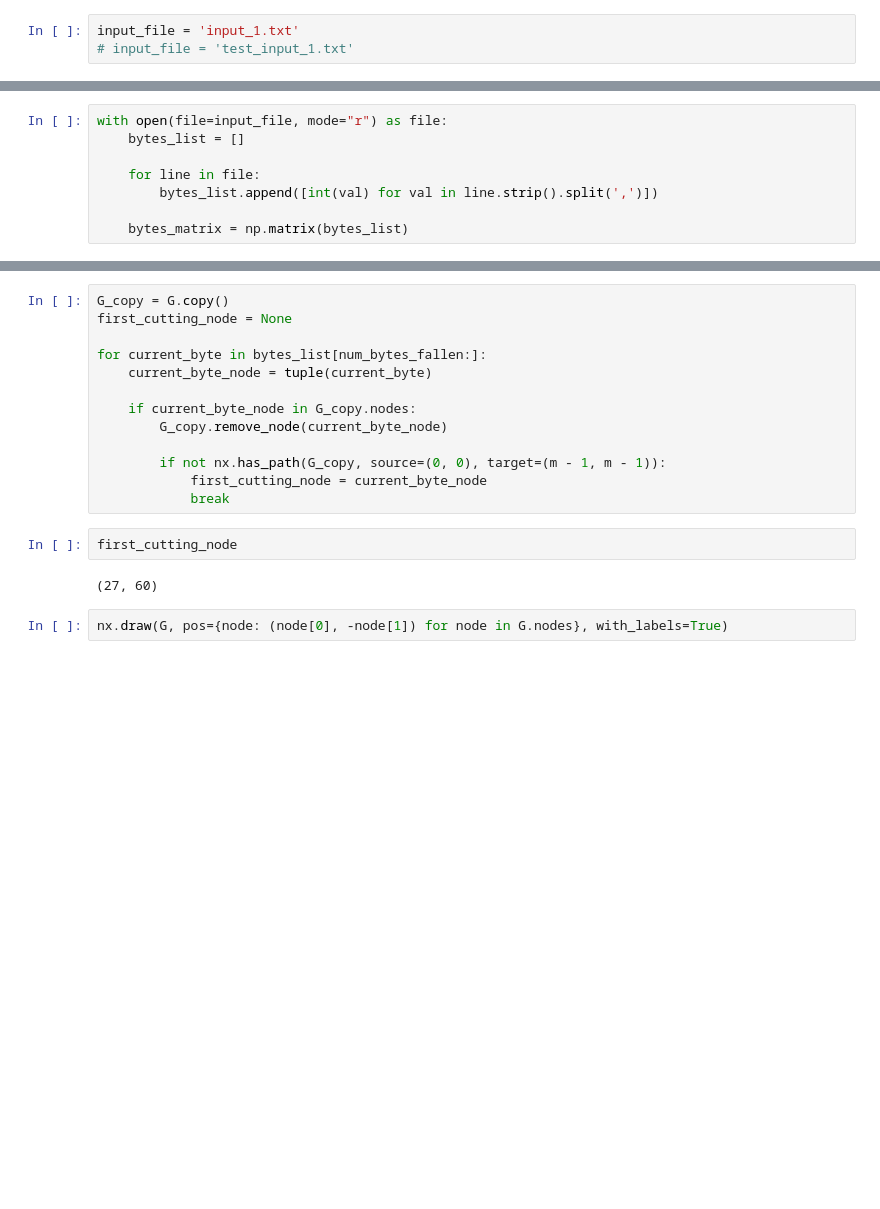
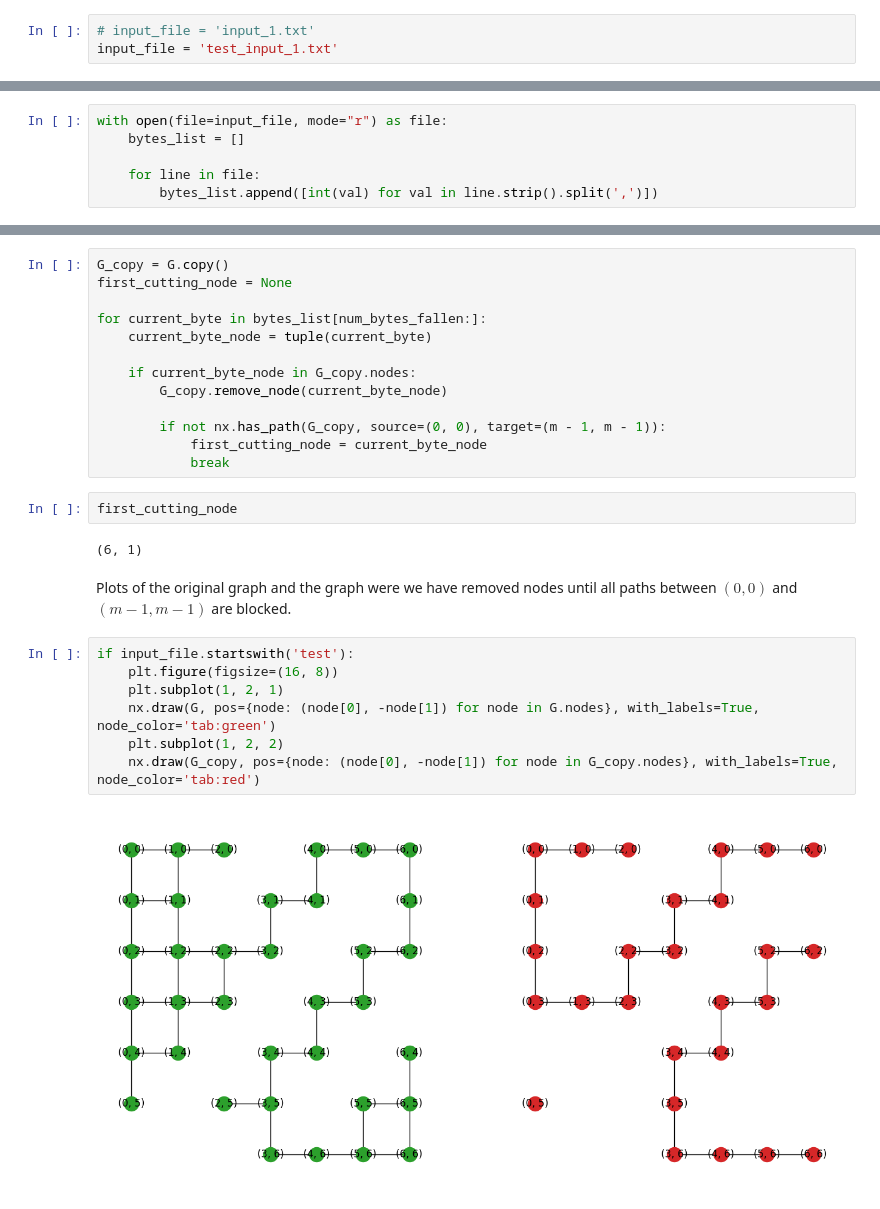
Before and after one commit to williamdolk/advent_of_code_2024, a Jupyter notebook: day_18/day_18.ipynb, the cells around one changed output, grey strips where cells are left out. Drawn from its saved outputs; the diff is of its cells as text; blank space fills up the shorter version.

```diff
--- a/day_18/day_18.ipynb
+++ b/day_18/day_18.ipynb
@@ -7,3 +8,3 @@ import networkx as nx
 # %%
-input_file = 'input_1.txt'
-# input_file = 'test_input_1.txt'
+# input_file = 'input_1.txt'
+input_file = 'test_input_1.txt'
@@ -13,5 +16,3 @@ with open(file=input_file, mode="r") as file:
 
     for line in file:
         bytes_list.append([int(val) for val in line.strip().split(',')])
-
-    bytes_matrix = np.matrix(bytes_list)
@@ -93,6 +104,15 @@ for current_byte in bytes_list[num_bytes_fallen:]:
 # %%
 first_cutting_node
 # %% [output]
-(27, 60)
+(6, 1)
+# %% [markdown]
+Plots of the original graph and the graph were we have removed nodes until all paths between $(0, 0)$ and $(m - 1, m - 1)$ are blocked.
 # %%
-nx.draw(G, pos={node: (node[0], -node[1]) for node in G.nodes}, with_labels=True)
+if input_file.startswith('test'):
+    plt.figure(figsize=(16, 8))
+    plt.subplot(1, 2, 1)
+    nx.draw(G, pos={node: (node[0], -node[1]) for node in G.nodes}, with_labels=True, node_color='tab:green')
+    plt.subplot(1, 2, 2)
+    nx.draw(G_copy, pos={node: (node[0], -node[1]) for node in G_copy.nodes}, with_labels=True, node_color='tab:red')
+# %% [output]
+[figure, added]
```
Also changed, not shown: parts of 9 cells of this notebook, 1 other file.
